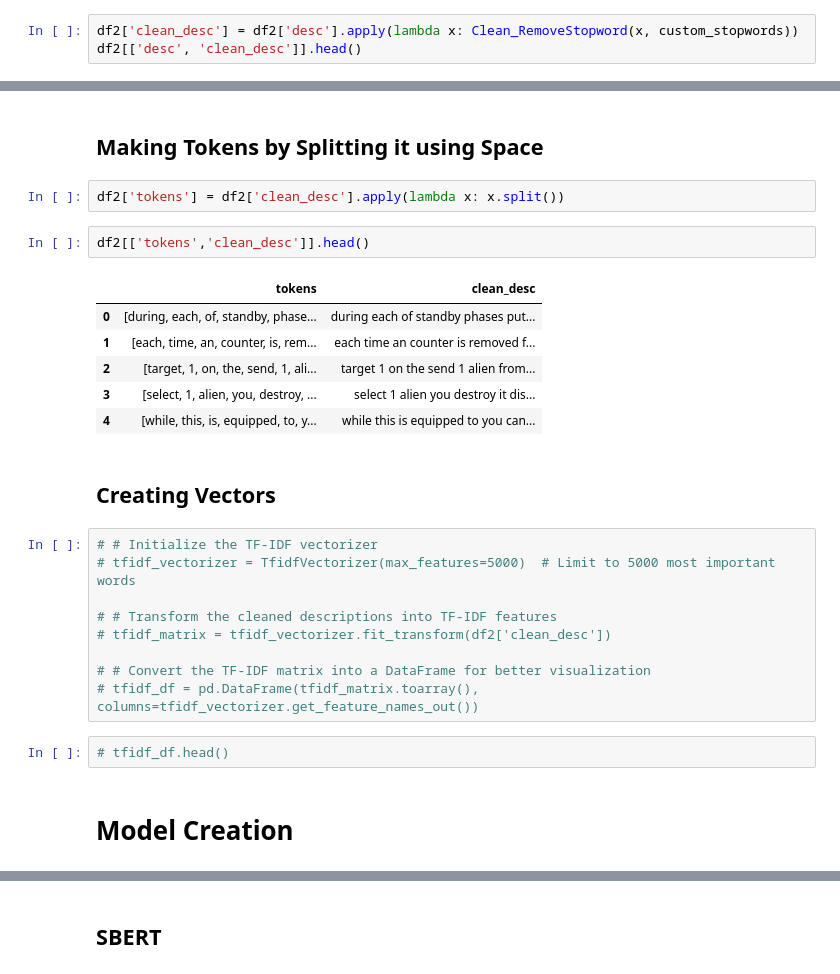
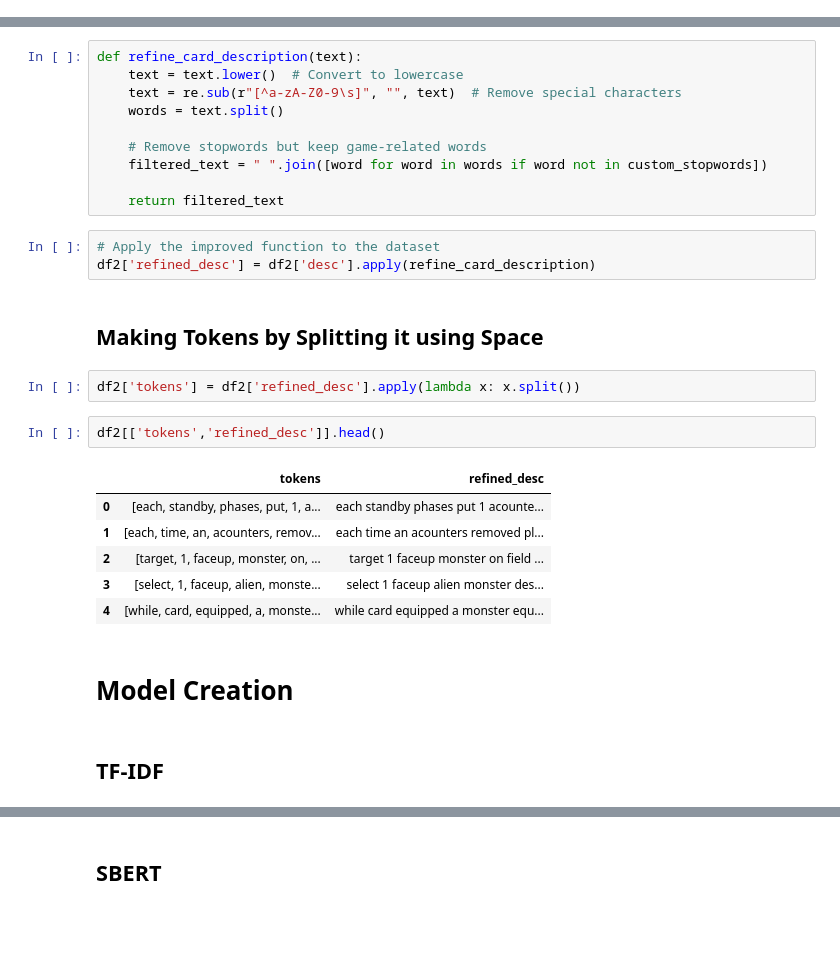
Before and after one commit to Baldaric/yugioh-cluster, a Jupyter notebook: Yugioh_class.ipynb, the cells around one changed output, grey strips where cells are left out. Drawn from its saved outputs; the diff is of its cells as text; blank space fills up the shorter version.

```diff
--- a/Yugioh_class.ipynb
+++ b/Yugioh_class.ipynb
@@ -187,3 +182,0 @@ def Clean_RemoveStopword(text, stopwords_set):
-# %%
-df2['clean_desc'] = df2['desc'].apply(lambda x: Clean_RemoveStopword(x, custom_stopwords))
-df2[['desc', 'clean_desc']].head()
@@ -197,28 +183,30 @@ df2[['desc', 'clean_desc']].head()
+# %%
+def refine_card_description(text):
+    text = text.lower()  # Convert to lowercase
+    text = re.sub(r"[^a-zA-Z0-9\s]", "", text)  # Remove special characters
+    words = text.split()
+
+    # Remove stopwords but keep game-related words
+    filtered_text = " ".join([word for word in words if word not in custom_stopwords])
+
+    return filtered_text
+# %%
+# Apply the improved function to the dataset
+df2['refined_desc'] = df2['desc'].apply(refine_card_description)
 # %% [markdown]
 ## Making Tokens by Splitting it using Space
 # %%
-df2['tokens'] = df2['clean_desc'].apply(lambda x: x.split())
+df2['tokens'] = df2['refined_desc'].apply(lambda x: x.split())
 # %%
-df2[['tokens','clean_desc']].head()
+df2[['tokens','refined_desc']].head()
 # %% [output]
-|  | tokens | clean_desc |
-| 0 | [during, each, of, standby, phase... | during each of standby phases put... |
-| 1 | [each, time, an, counter, is, rem... | each time an counter is removed f... |
-| 2 | [target, 1, on, the, send, 1, ali... | target 1 on the send 1 alien from... |
-| 3 | [select, 1, alien, you, destroy, ... | select 1 alien you destroy it dis... |
-| 4 | [while, this, is, equipped, to, y... | while this is equipped to you can... |
+|  | tokens | refined_desc |
+| 0 | [each, standby, phases, put, 1, a... | each standby phases put 1 acounte... |
+| 1 | [each, time, an, acounters, remov... | each time an acounters removed pl... |
+| 2 | [target, 1, faceup, monster, on, ... | target 1 faceup monster on field ... |
+| 3 | [select, 1, faceup, alien, monste... | select 1 faceup alien monster des... |
+| 4 | [while, card, equipped, a, monste... | while card equipped a monster equ... |
-# %% [markdown]
-## Creating Vectors
-# %%
-# # Initialize the TF-IDF vectorizer
-# tfidf_vectorizer = TfidfVectorizer(max_features=5000)  # Limit to 5000 most important words
-
-# # Transform the cleaned descriptions into TF-IDF features
-# tfidf_matrix = tfidf_vectorizer.fit_transform(df2['clean_desc'])
-
-# # Convert the TF-IDF matrix into a DataFrame for better visualization
-# tfidf_df = pd.DataFrame(tfidf_matrix.toarray(), columns=tfidf_vectorizer.get_feature_names_out())
-# %%
-# tfidf_df.head()
 # %% [markdown]
 # Model Creation
+# %% [markdown]
+## TF-IDF
```
Also changed, not shown: parts of 34 cells of this notebook, 4 other files.
